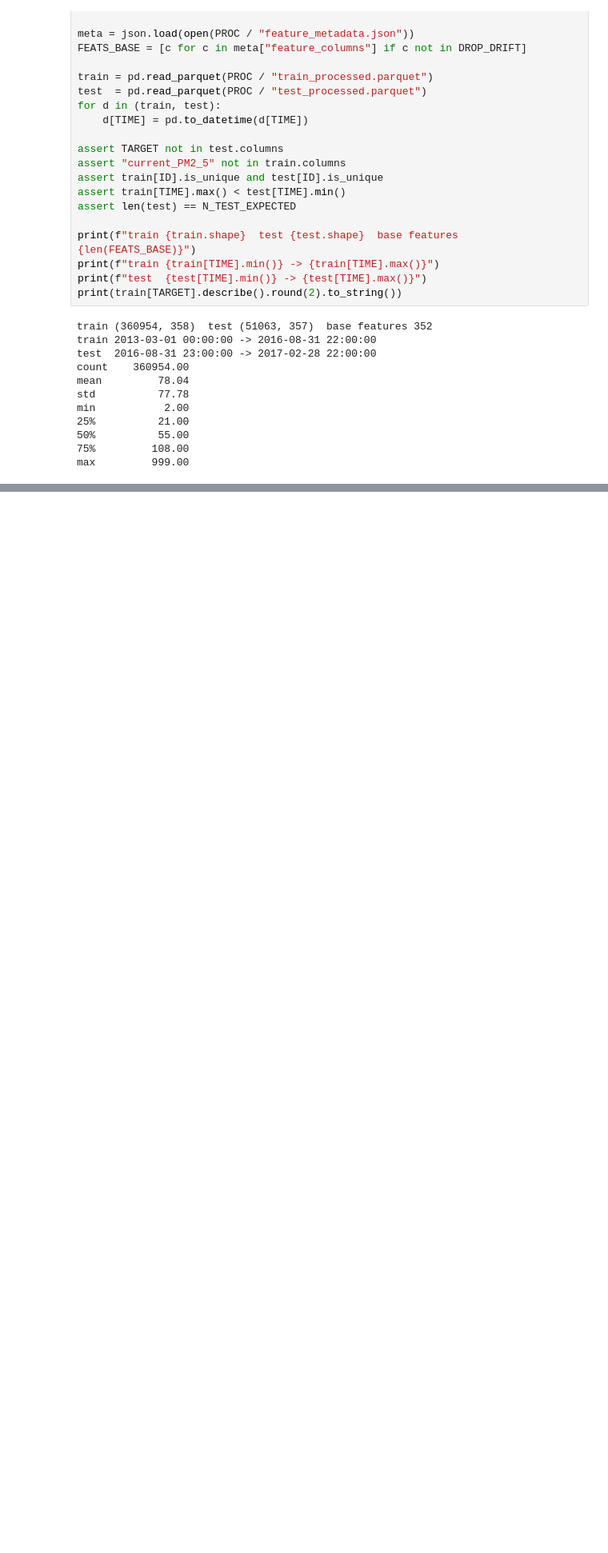
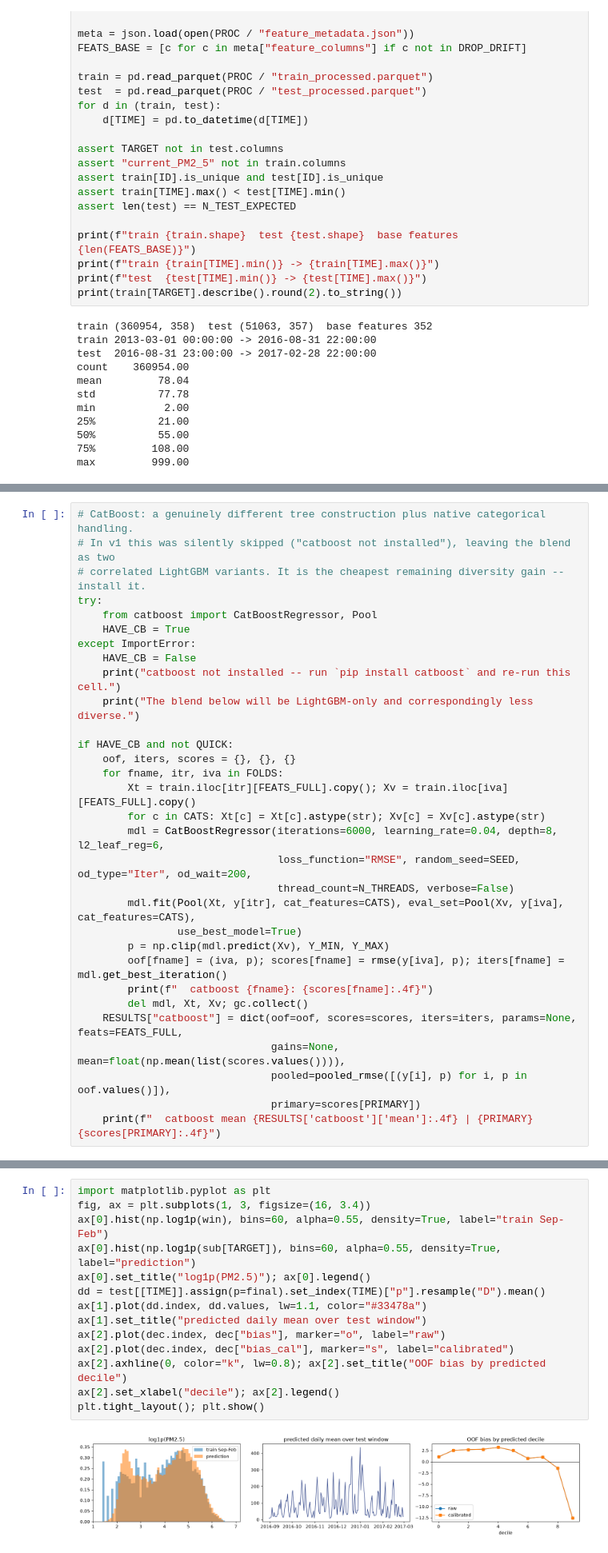
Before and after one commit to SavvyHack/beijing-multi-site-air-quality, a Jupyter notebook: beijing_pm25_merged.ipynb, the cells around one changed output, grey strips where cells are left out. Shown at 80% size. Drawn from its saved outputs; the diff is of its cells as text; blank space fills up the shorter version.

Commit message:
replaced feature tuning from lightgbm to catboost

```diff
--- a/beijing_pm25_merged.ipynb
+++ b/beijing_pm25_merged.ipynb
@@ -881,0 +811,31 @@ the organisers about it, and you should ask before submitting anything from run
+# %%
+# CatBoost: a genuinely different tree construction plus native categorical handling.
+# In v1 this was silently skipped ("catboost not installed"), leaving the blend as two
+# correlated LightGBM variants. It is the cheapest remaining diversity gain -- install it.
+try:
+    from catboost import CatBoostRegressor, Pool
+    HAVE_CB = True
+except ImportError:
+    HAVE_CB = False
+    print("catboost not installed -- run `pip install catboost` and re-run this cell.")
+    print("The blend below will be LightGBM-only and correspondingly less diverse.")
+
+if HAVE_CB and not QUICK:
+    oof, iters, scores = {}, {}, {}
+    for fname, itr, iva in FOLDS:
+        Xt = train.iloc[itr][FEATS_FULL].copy(); Xv = train.iloc[iva][FEATS_FULL].copy()
+        for c in CATS: Xt[c] = Xt[c].astype(str); Xv[c] = Xv[c].astype(str)
+        mdl = CatBoostRegressor(iterations=6000, learning_rate=0.04, depth=8, l2_leaf_reg=6,
+                                loss_function="RMSE", random_seed=SEED, od_type="Iter", od_wait=200,
+                                thread_count=N_THREADS, verbose=False)
+        mdl.fit(Pool(Xt, y[itr], cat_features=CATS), eval_set=Pool(Xv, y[iva], cat_features=CATS),
+                use_best_model=True)
+        p = np.clip(mdl.predict(Xv), Y_MIN, Y_MAX)
+        oof[fname] = (iva, p); scores[fname] = rmse(y[iva], p); iters[fname] = mdl.get_best_iteration()
+        print(f"  catboost {fname}: {scores[fname]:.4f}")
+        del mdl, Xt, Xv; gc.collect()
+    RESULTS["catboost"] = dict(oof=oof, scores=scores, iters=iters, params=None, feats=FEATS_FULL,
+                               gains=None, mean=float(np.mean(list(scores.values()))),
+                               pooled=pooled_rmse([(y[i], p) for i, p in oof.values()]),
+                               primary=scores[PRIMARY])
+    print(f"  catboost mean {RESULTS['catboost']['mean']:.4f} | {PRIMARY} {scores[PRIMARY]:.4f}")
@@ -881,0 +1107,16 @@ the organisers about it, and you should ask before submitting anything from run
+# %%
+import matplotlib.pyplot as plt
+fig, ax = plt.subplots(1, 3, figsize=(16, 3.4))
+ax[0].hist(np.log1p(win), bins=60, alpha=0.55, density=True, label="train Sep-Feb")
+ax[0].hist(np.log1p(sub[TARGET]), bins=60, alpha=0.55, density=True, label="prediction")
+ax[0].set_title("log1p(PM2.5)"); ax[0].legend()
+dd = test[[TIME]].assign(p=final).set_index(TIME)["p"].resample("D").mean()
+ax[1].plot(dd.index, dd.values, lw=1.1, color="#33478a")
+ax[1].set_title("predicted daily mean over test window")
+ax[2].plot(dec.index, dec["bias"], marker="o", label="raw")
+ax[2].plot(dec.index, dec["bias_cal"], marker="s", label="calibrated")
+ax[2].axhline(0, color="k", lw=0.8); ax[2].set_title("OOF bias by predicted decile")
+ax[2].set_xlabel("decile"); ax[2].legend()
+plt.tight_layout(); plt.show()
+# %% [output]
+[figure, added]
```
Also changed, not shown: parts of 62 cells of this notebook, 8 other files.
